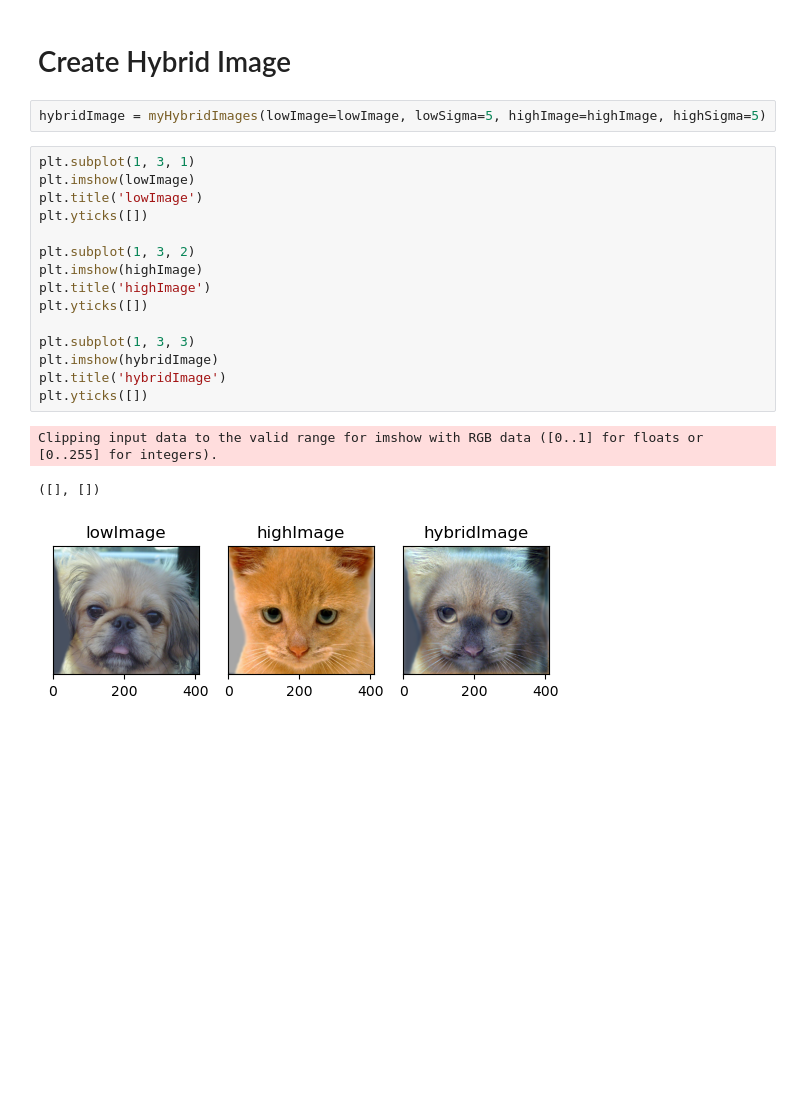
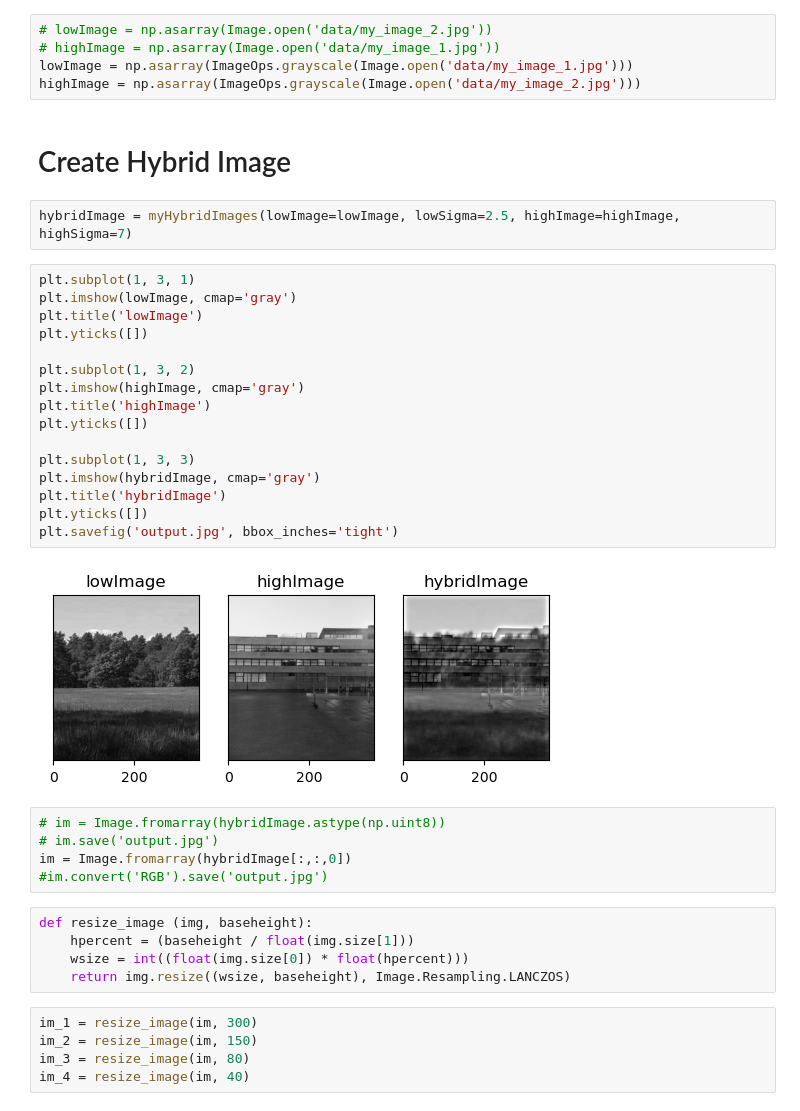
Before and after one commit to lucaswarwick02/filtering-and-hybrid-images, a Jupyter notebook: notebook_test.ipynb, the cells around one changed output. Saved outputs shown, nothing was run; the diff lists cells and outputs as text; blank space fills up the shorter version.

```diff
--- a/notebook_test.ipynb
+++ b/notebook_test.ipynb
@@ -22,23 +13,42 @@ print(type(highImage))
+# %%
+# lowImage = np.asarray(Image.open('data/my_image_2.jpg'))
+# highImage = np.asarray(Image.open('data/my_image_1.jpg'))
+lowImage = np.asarray(ImageOps.grayscale(Image.open('data/my_image_1.jpg')))
+highImage = np.asarray(ImageOps.grayscale(Image.open('data/my_image_2.jpg')))
 # %% [markdown]
 # Create Hybrid Image
 # %%
-hybridImage = myHybridImages(lowImage=lowImage, lowSigma=5, highImage=highImage, highSigma=5)
+hybridImage = myHybridImages(lowImage=lowImage, lowSigma=2.5, highImage=highImage, highSigma=7)
 # %%
 plt.subplot(1, 3, 1)
-plt.imshow(lowImage)
+plt.imshow(lowImage, cmap='gray')
 plt.title('lowImage')
 plt.yticks([])
 
 plt.subplot(1, 3, 2)
-plt.imshow(highImage)
+plt.imshow(highImage, cmap='gray')
 plt.title('highImage')
 plt.yticks([])
 
 plt.subplot(1, 3, 3)
-plt.imshow(hybridImage)
+plt.imshow(hybridImage, cmap='gray')
 plt.title('hybridImage')
 plt.yticks([])
+plt.savefig('output.jpg', bbox_inches='tight')
 # %% [output]
-Clipping input data to the valid range for imshow with RGB data ([0..1] for floats or [0..255] for integers).
-([], [])
-[figure, old version]
+[figure, new version]
+# %%
+# im = Image.fromarray(hybridImage.astype(np.uint8))
+# im.save('output.jpg')
+im = Image.fromarray(hybridImage[:,:,0])
+#im.convert('RGB').save('output.jpg')
+# %%
+def resize_image (img, baseheight):
+    hpercent = (baseheight / float(img.size[1]))
+    wsize = int((float(img.size[0]) * float(hpercent)))
+    return img.resize((wsize, baseheight), Image.Resampling.LANCZOS)
+# %%
+im_1 = resize_image(im, 300)
+im_2 = resize_image(im, 150)
+im_3 = resize_image(im, 80)
+im_4 = resize_image(im, 40)
```
Also changed, not shown: parts of 4 cells of this notebook, 10 other files.
